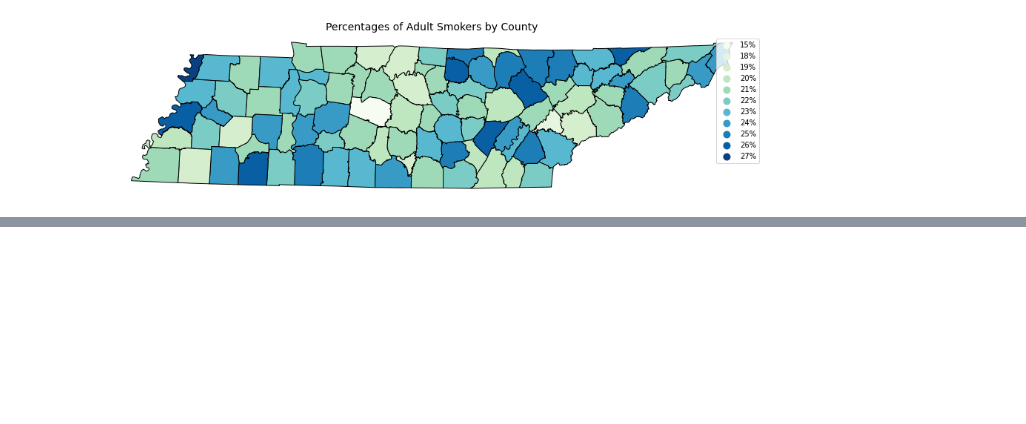
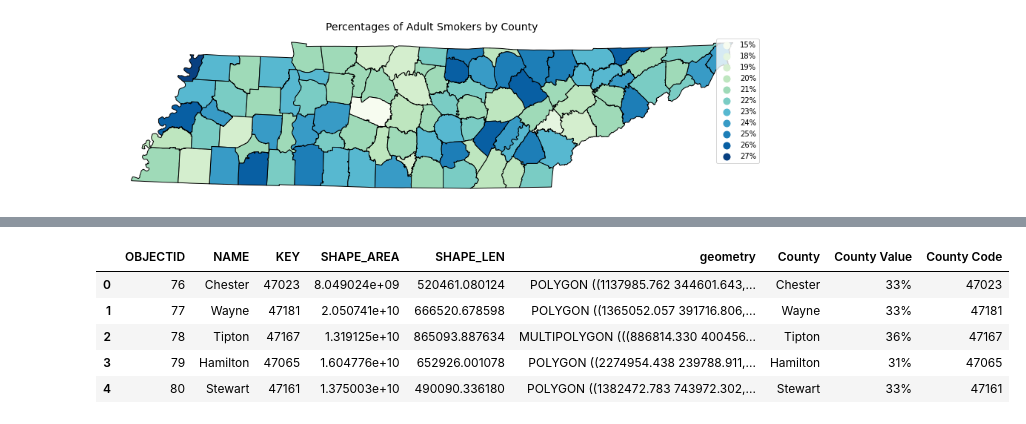
Before and after one commit to abcarlisle22/smile-on-lava-girl, a Jupyter notebook: smile_maps.ipynb, the cells around one changed output, grey strips where cells are left out. Drawn from its saved outputs; the diff is of its cells as text; code cells hidden in the pictures; blank space fills up the shorter version.

```diff
--- a/smile_maps.ipynb
+++ b/smile_maps.ipynb
@@ -80,0 +93,11 @@ smile_data.head(10)
+# %%
+obesity_counties = pd.merge(left = counties, right = obesity,
+                    left_on = 'NAME', right_on = 'County')
+obesity_counties.head()
+# %% [output]
+|  | OBJECTID | NAME | KEY | SHAPE_AREA | SHAPE_LEN | geometry | County | County Value | County Code |
+| 0 | 76 | Chester | 47023 | 8.049024e+09 | 520461.080124 | POLYGON ((1137985.762 344601.643,... | Chester | 33% | 47023 |
+| 1 | 77 | Wayne | 47181 | 2.050741e+10 | 666520.678598 | POLYGON ((1365052.057 391716.806,... | Wayne | 33% | 47181 |
+| 2 | 78 | Tipton | 47167 | 1.319125e+10 | 865093.887634 | MULTIPOLYGON (((886814.330 400456... | Tipton | 36% | 47167 |
+| 3 | 79 | Hamilton | 47065 | 1.604776e+10 | 652926.001078 | POLYGON ((2274954.438 239788.911,... | Hamilton | 31% | 47065 |
+| 4 | 80 | Stewart | 47161 | 1.375003e+10 | 490090.336180 | POLYGON ((1382472.783 743972.302,... | Stewart | 33% | 47161 |
```
Also changed, not shown: parts of 2 cells of this notebook.
